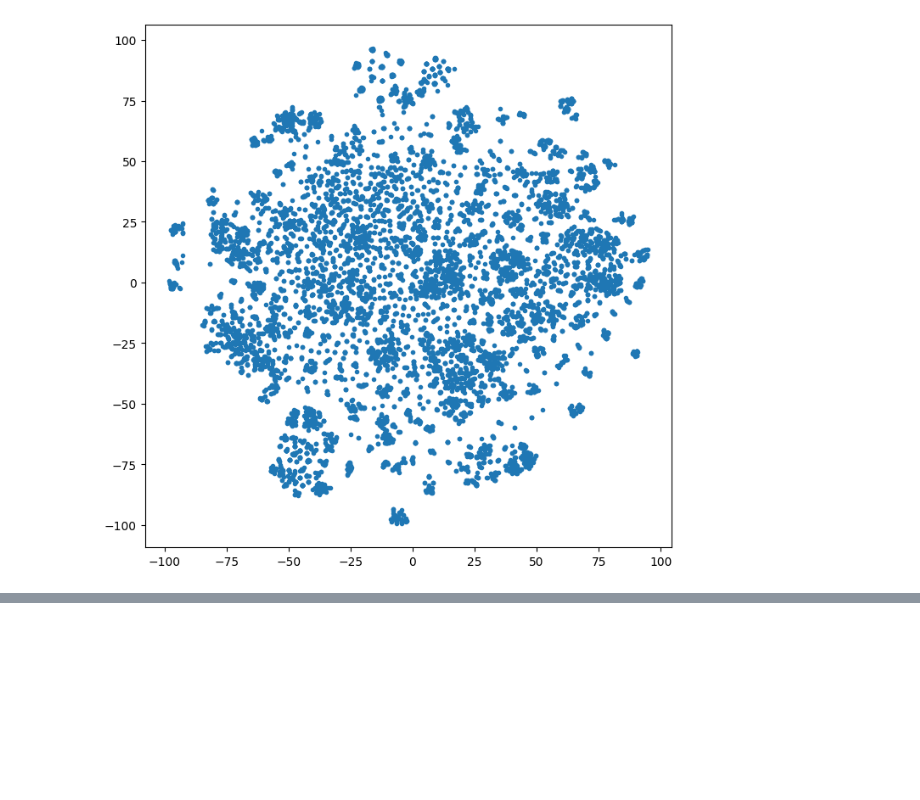
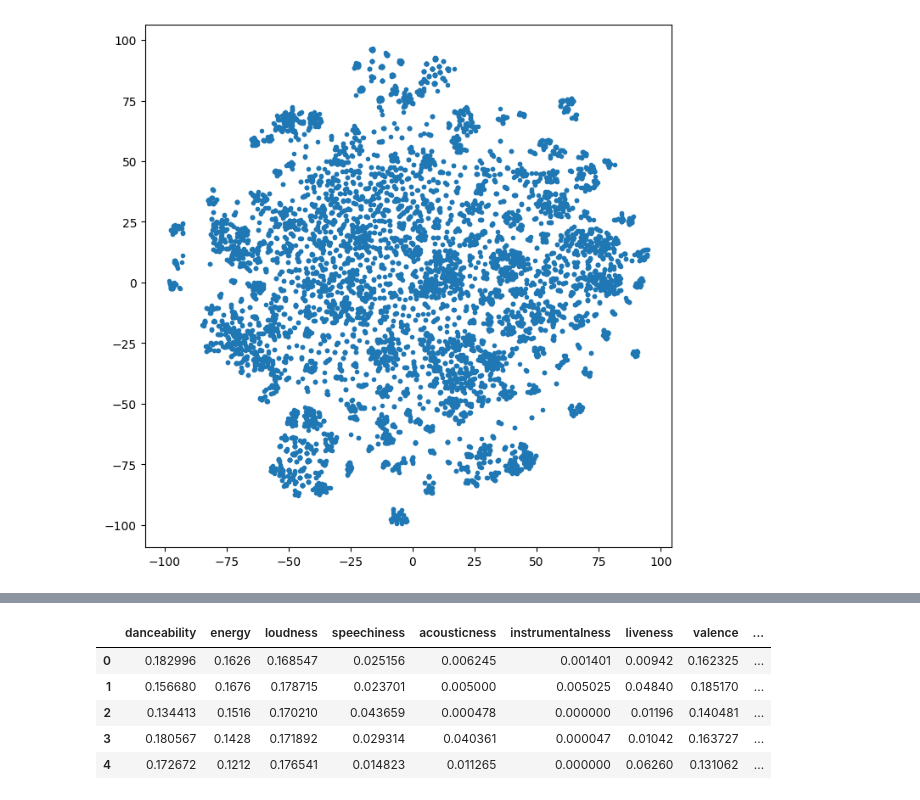
Before and after one commit to bartolomeou/Soul-King, a Jupyter notebook: eda.ipynb, the cells around one changed output, grey strips where cells are left out. Cells and saved outputs as stored; diff of their text form; code cells hidden in the pictures; blank space fills up the shorter version.

```diff
--- a/eda.ipynb
+++ b/eda.ipynb
@@ -49,0 +68,16 @@ plt.show()
+# %%
+prefixes = ['genre', 'subjectivity', 'polarity', 'key', 'mode']
+
+filtered_columns = [column for column in new_feature_set.columns if not any(
+    column.startswith(prefix) for prefix in prefixes)]
+
+filtered_feature_set = new_feature_set[filtered_columns]
+
+filtered_feature_set.head()
+# %% [output]
+|  | danceability | energy | loudness | speechiness | acousticness | instrumentalness | liveness | valence | ... |
+| 0 | 0.182996 | 0.1626 | 0.168547 | 0.025156 | 0.006245 | 0.001401 | 0.00942 | 0.162325 | ... |
+| 1 | 0.156680 | 0.1676 | 0.178715 | 0.023701 | 0.005000 | 0.005025 | 0.04840 | 0.185170 | ... |
+| 2 | 0.134413 | 0.1516 | 0.170210 | 0.043659 | 0.000478 | 0.000000 | 0.01196 | 0.140481 | ... |
+| 3 | 0.180567 | 0.1428 | 0.171892 | 0.029314 | 0.040361 | 0.000047 | 0.01042 | 0.163727 | ... |
+| 4 | 0.172672 | 0.1212 | 0.176541 | 0.014823 | 0.011265 | 0.000000 | 0.06260 | 0.131062 | ... |
```
Also changed, not shown: parts of 4 cells of this notebook.
